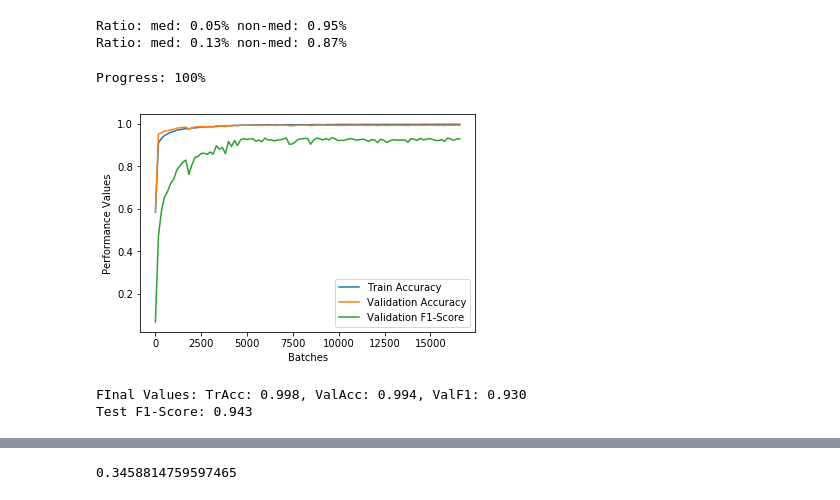
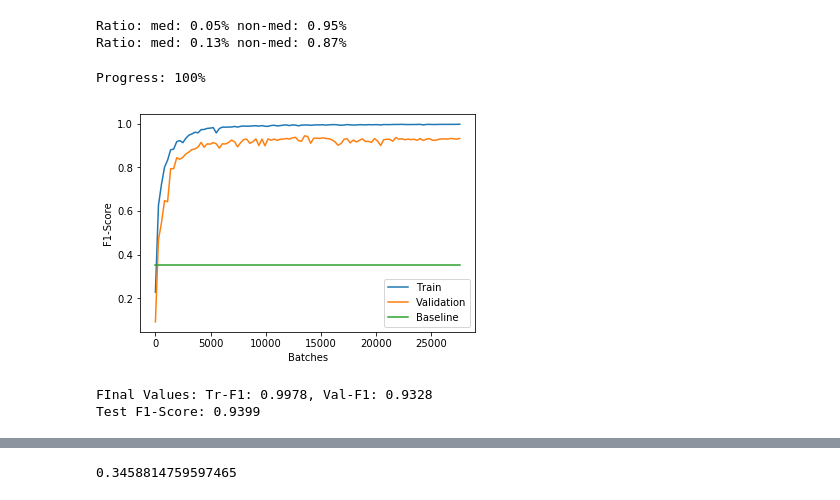
Before and after one commit to goto1991/L2B2-medication-extraction, a Jupyter notebook: Model 4 (Recurrent).ipynb, the cells around one changed output, grey strips where cells are left out. Cells and saved outputs as stored; diff of their text form; code cells hidden in the pictures.

```diff
--- a/Model 4 (Recurrent).ipynb
+++ b/Model 4 (Recurrent).ipynb
@@ -84,17 +81,17 @@ sets['test_set'], sets['test_labels'], sets['test_words'] = test_cases.get_rnn_s
 # %%
 print('Ratio: med: {:.2f}% non-med: {:.2f}%'.format(*(np.array(sets['train_labels']).sum(0)/ len(sets['train_labels']))))
-fn.saturate_training_set_training(sets['train_set'], sets['train_labels'], 0.1)
+fn.saturate_training_set(sets, 0.1, seqlen=True)
 print('Ratio: med: {:.2f}% non-med: {:.2f}%'.format(*(np.array(sets['train_labels']).sum(0)/ len(sets['train_labels']))))
 # %% [output]
 Ratio: med: 0.05% non-med: 0.95%
 Ratio: med: 0.13% non-med: 0.87%
 # %%
-RNN = RNN_Model(vocab_size=len(word_indices), state_size=100, num_classes=2, window=7, learn_rate=0.001, emb_layer=emb_layer)
+RNN = RNN_Model(vocab_size=len(word_indices), state_size=100, num_classes=2, learn_rate=0.001, emb_layer=emb_layer)
 RNN.build_graph()
-_, _, _, _, = RNN.train(sets=sets, epochs=3, batch=50, report_percentage=1, show_progress=True, show_plot=True)
+_,_,_, = RNN.train(sets=sets, epochs=5, batch=50, report_percentage=1, show_progress=True, show_plot=True)
 # %% [output]
 Progress: 100%
-[figure, old version]
+[figure, new version]
-FInal Values: TrAcc: 0.998, ValAcc: 0.994, ValF1: 0.930
-Test F1-Score: 0.943
+FInal Values: Tr-F1: 0.9978, Val-F1: 0.9328
+Test F1-Score: 0.9399
 # %%
```
Also changed, not shown: parts of 8 cells of this notebook, 6 other files.
